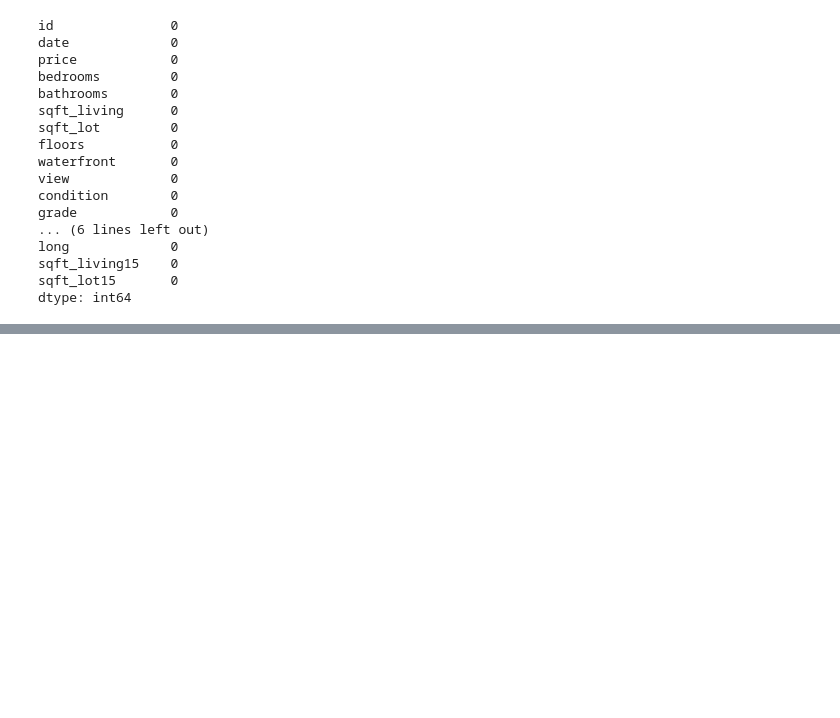
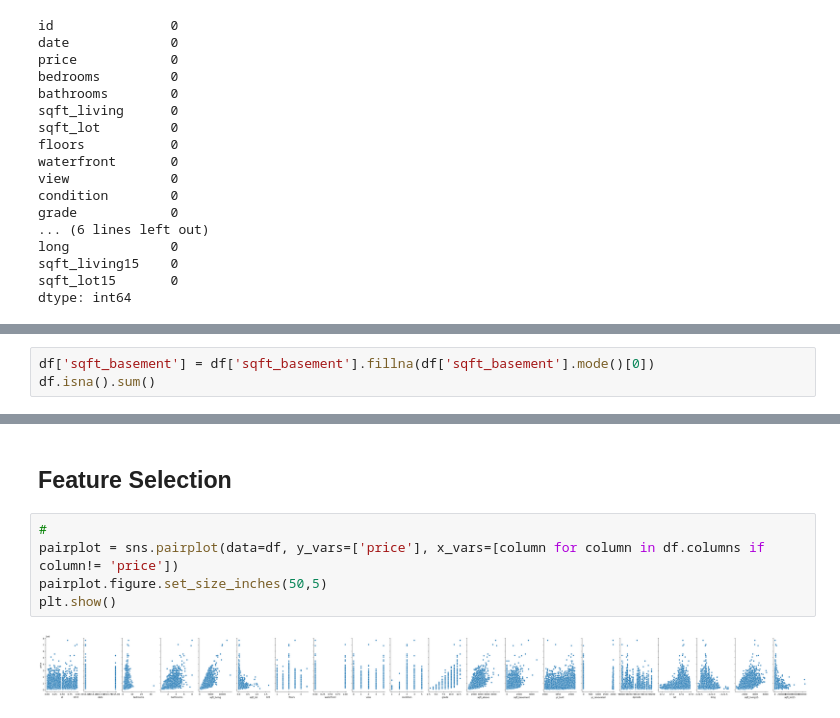
Before and after one commit to joakimTI/dsc-phase-2-project, a Jupyter notebook: student.ipynb, the cells around one changed output, grey strips where cells are left out. Cells and saved outputs as stored; diff of their text form; blank space fills up the shorter version.

```diff
--- a/student.ipynb
+++ b/student.ipynb
@@ -203,0 +257,3 @@ dtype: int64
+# %%
+df['sqft_basement'] = df['sqft_basement'].fillna(df['sqft_basement'].mode()[0])
+df.isna().sum()
@@ -203,0 +278,9 @@ dtype: int64
+# %% [markdown]
+## Feature Selection
+# %%
+#
+pairplot = sns.pairplot(data=df, y_vars=['price'], x_vars=[column for column in df.columns if column!= 'price'])
+pairplot.figure.set_size_inches(50,5)
+plt.show()
+# %% [output]
+[figure, added]
```
Also changed, not shown: parts of 17 cells of this notebook.
